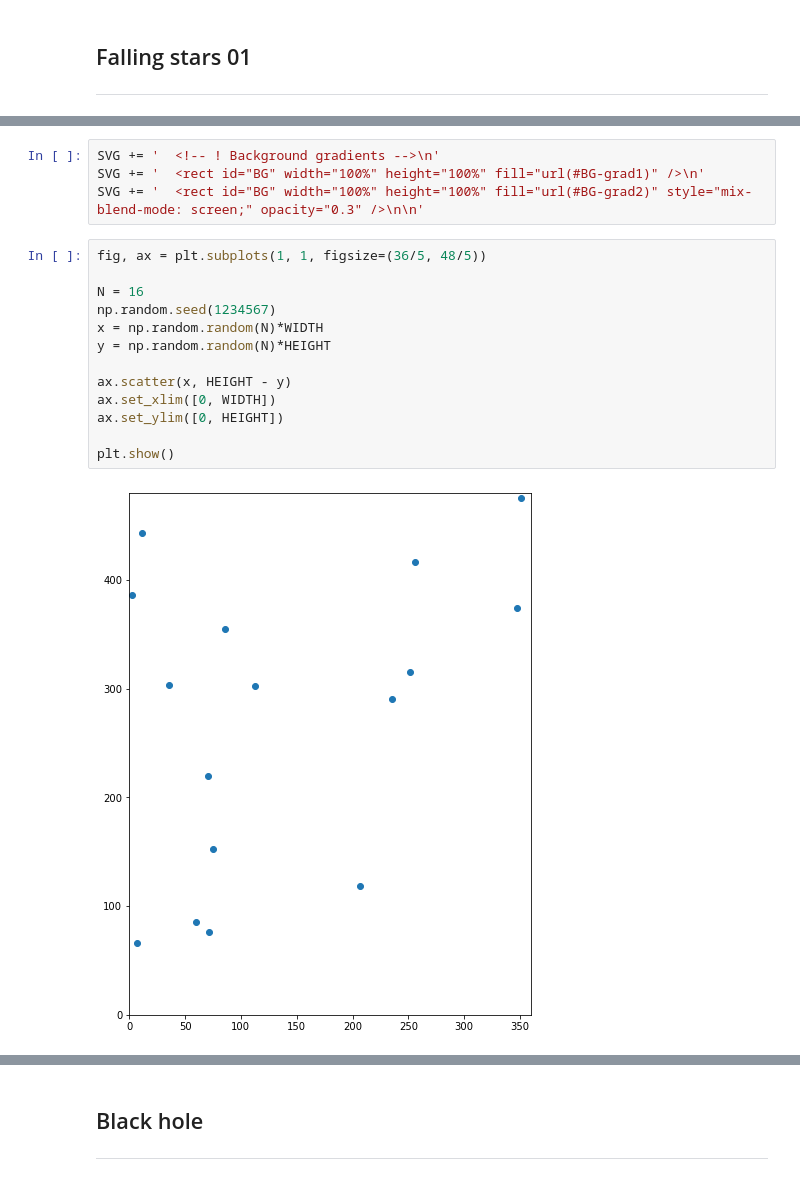
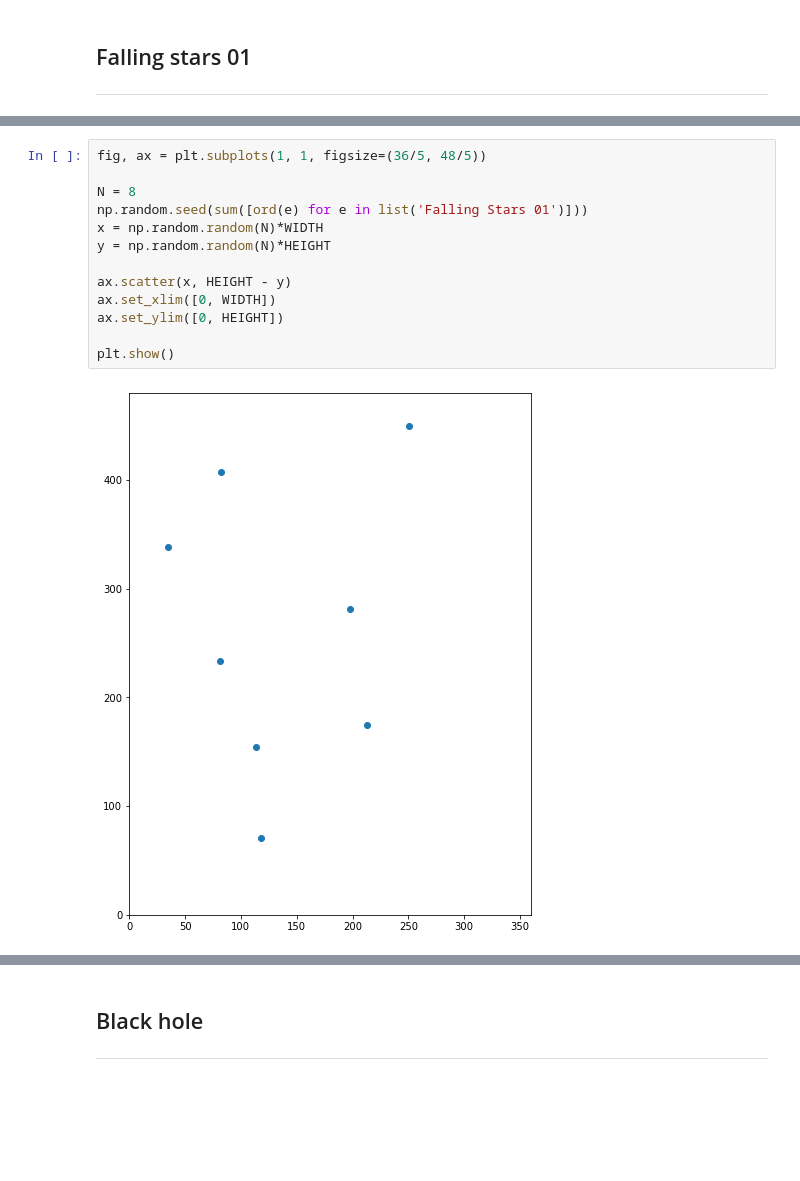
Before and after one commit to diegoinacio/diegoinacio, a Jupyter notebook: image_procedures.ipynb, the cells around one changed output, grey strips where cells are left out. Saved outputs shown, nothing was run; the diff lists cells and outputs as text; blank space fills up the shorter version.

```diff
--- a/image_procedures.ipynb
+++ b/image_procedures.ipynb
@@ -89,22 +131,18 @@ SVG += '''
-# %%
-SVG += '  <!-- ! Background gradients -->\n'
-SVG += '  <rect id="BG" width="100%" height="100%" fill="url(#BG-grad1)" />\n'
-SVG += '  <rect id="BG" width="100%" height="100%" fill="url(#BG-grad2)" style="mix-blend-mode: screen;" opacity="0.3" />\n\n'
 # %%
 fig, ax = plt.subplots(1, 1, figsize=(36/5, 48/5))
 
-N = 16
-np.random.seed(1234567)
+N = 8
+np.random.seed(sum([ord(e) for e in list('Falling Stars 01')]))
 x = np.random.random(N)*WIDTH
 y = np.random.random(N)*HEIGHT
 
 ax.scatter(x, HEIGHT - y)
 ax.set_xlim([0, WIDTH])
 ax.set_ylim([0, HEIGHT])
 
 plt.show()
 # %% [output]
-[figure, old version]
+[figure, new version]
 # %%
 SVG += '  <!-- ! Falling stars 01 -->\n'
 SVG += '  <g id="falling-stars01">\n'
```
Also changed, not shown: parts of 12 cells of this notebook.
